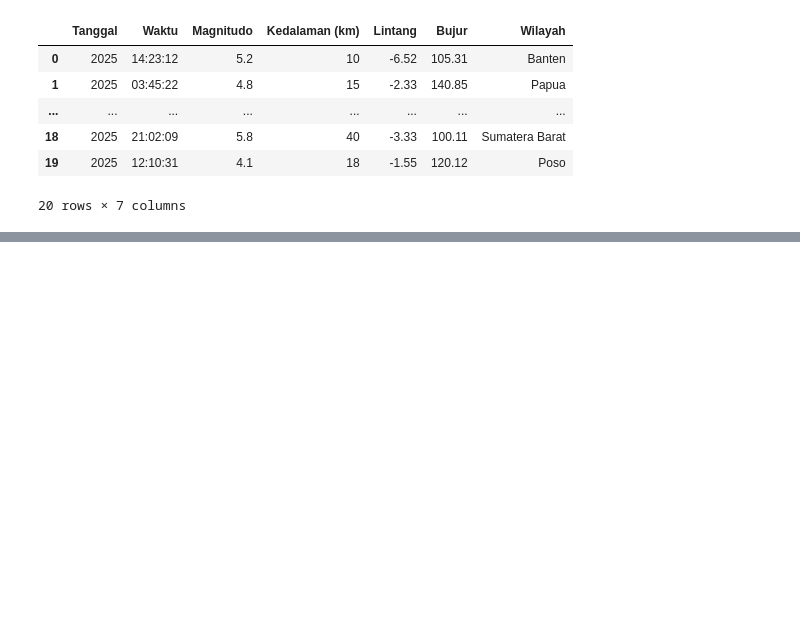
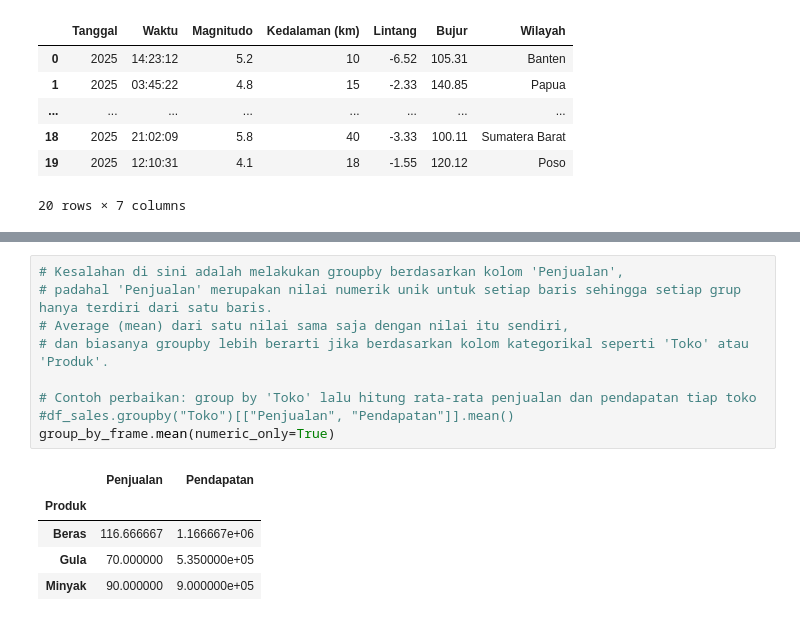
Before and after one commit to Dontbecode/-Bootcamp-Data-Analyst-, a Jupyter notebook: Pandas.ipynb, the cells around one changed output, grey strips where cells are left out. Cells and saved outputs as stored; diff of their text form; blank space fills up the shorter version.

```diff
--- a/Pandas.ipynb
+++ b/Pandas.ipynb
@@ -849,0 +838,15 @@ df
+# %%
+# Kesalahan di sini adalah melakukan groupby berdasarkan kolom 'Penjualan',
+# padahal 'Penjualan' merupakan nilai numerik unik untuk setiap baris sehingga setiap grup hanya terdiri dari satu baris.
+# Average (mean) dari satu nilai sama saja dengan nilai itu sendiri,
+# dan biasanya groupby lebih berarti jika berdasarkan kolom kategorikal seperti 'Toko' atau 'Produk'.
+
+# Contoh perbaikan: group by 'Toko' lalu hitung rata-rata penjualan dan pendapatan tiap toko
+#df_sales.groupby("Toko")[["Penjualan", "Pendapatan"]].mean()
+group_by_frame.mean(numeric_only=True)
+# %% [output]
+|  | Penjualan | Pendapatan |
+| Produk |  |  |
+| Beras | 116.666667 | 1.166667e+06 |
+| Gula | 70.000000 | 5.350000e+05 |
+| Minyak | 90.000000 | 9.000000e+05 |
```
Also changed, not shown: parts of 15 cells of this notebook, 1 other file.
